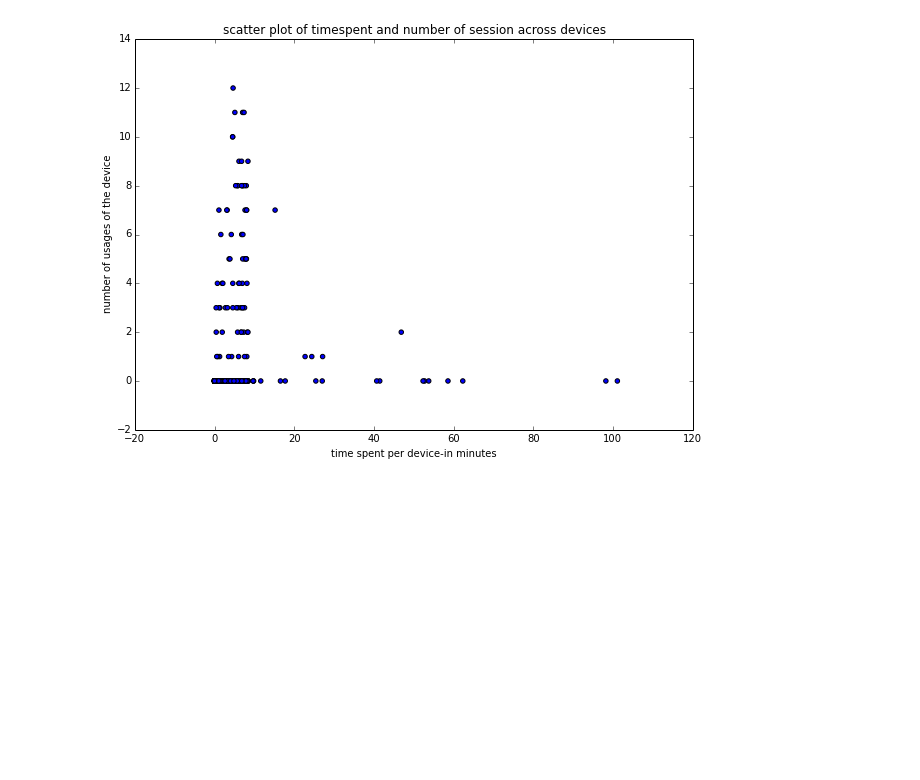
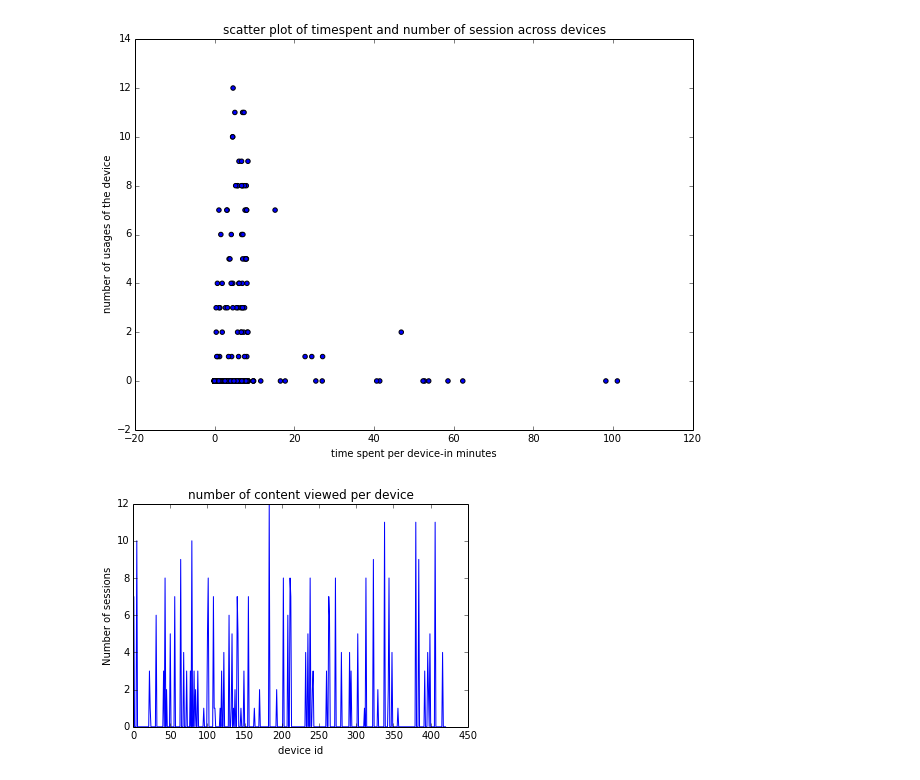
Before and after one commit to project-sunbird/sunbird-analytics, a Jupyter notebook: platform-scripts/VidyaVani/ContentUsageReportProd.ipynb, the cells around one changed output. Drawn from its saved outputs; the diff is of its cells as text; code cells hidden in the pictures; blank space fills up the shorter version.

```diff
--- a/platform-scripts/VidyaVani/ContentUsageReportProd.ipynb
+++ b/platform-scripts/VidyaVani/ContentUsageReportProd.ipynb
@@ -243,3 +195,14 @@ plt.close()
 [figure]
 <matplotlib.figure.Figure at 0x...>
 [figure]
+# %%
+
+plt.figure()
+plt.plot(sessionPerDid)
+plt.ylabel('Number of sessions')
+plt.xlabel('device id')
+plt.title('number of content viewed per device ')
+plt.show()
+plt.close()
+# %% [output]
+[figure, added]
```
Also changed, not shown: parts of 12 cells of this notebook.
